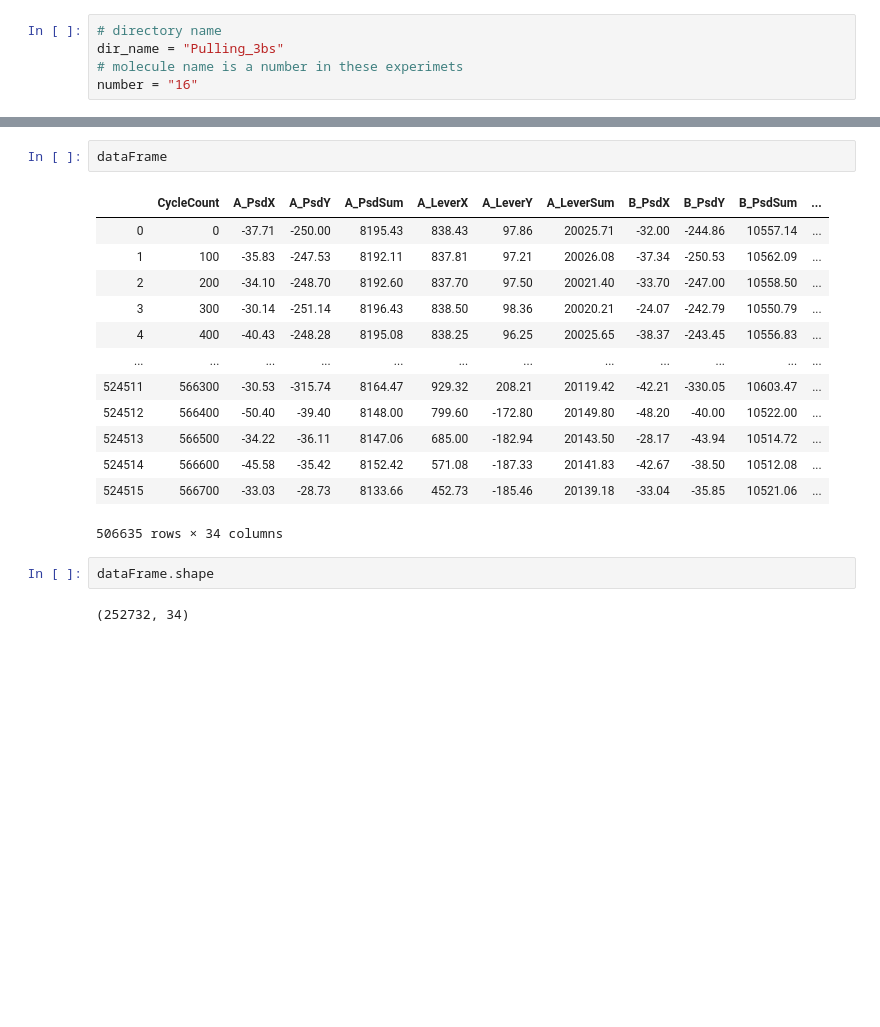
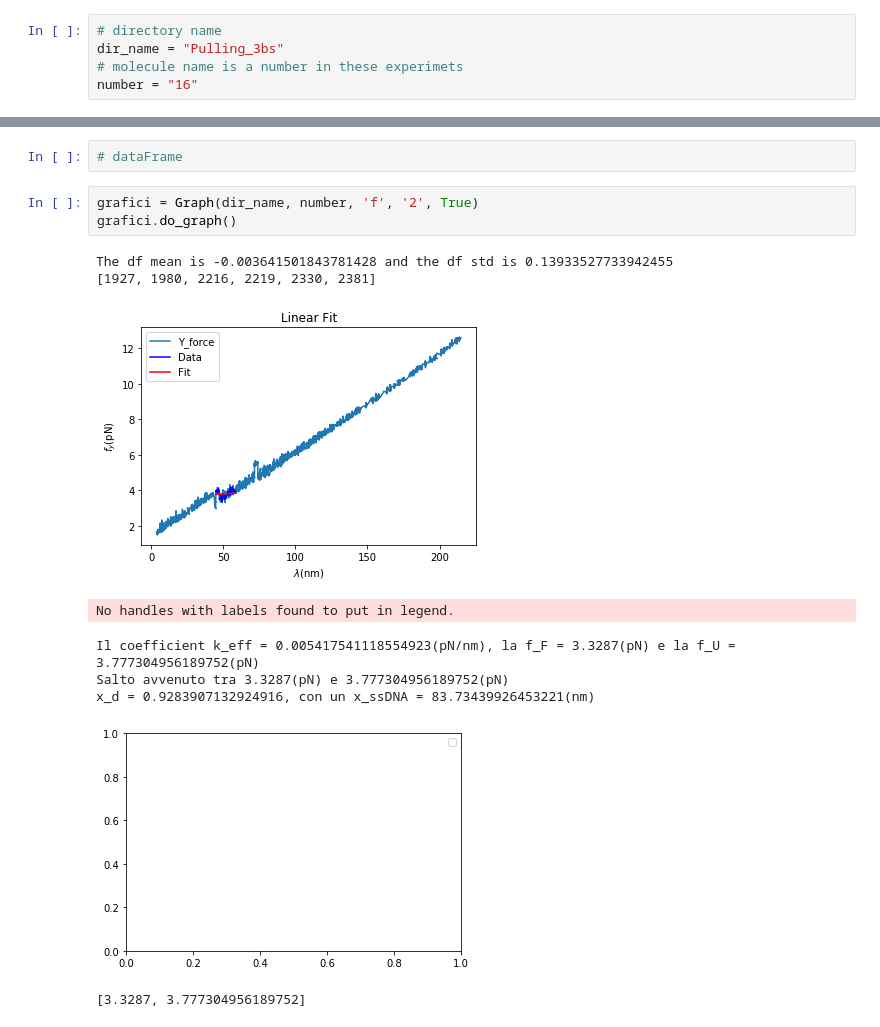
Before and after one commit to RiccardoTancredi/TesiTriennale, a Jupyter notebook: analysis.ipynb, the cells around one changed output, grey strips where cells are left out. Cells and saved outputs as stored; diff of their text form; blank space fills up the shorter version.

```diff
--- a/analysis.ipynb
+++ b/analysis.ipynb
@@ -13,20 +19,15 @@ dataFrame = file.bricolage()
-# %%
-dataFrame
-# %% [output]
-|  | CycleCount | A_PsdX | A_PsdY | A_PsdSum | A_LeverX | A_LeverY | A_LeverSum | B_PsdX | B_PsdY | B_PsdSum | ... |
-| 0 | 0 | -37.71 | -250.00 | 8195.43 | 838.43 | 97.86 | 20025.71 | -32.00 | -244.86 | 10557.14 | ... |
-| 1 | 100 | -35.83 | -247.53 | 8192.11 | 837.81 | 97.21 | 20026.08 | -37.34 | -250.53 | 10562.09 | ... |
-| 2 | 200 | -34.10 | -248.70 | 8192.60 | 837.70 | 97.50 | 20021.40 | -33.70 | -247.00 | 10558.50 | ... |
-| 3 | 300 | -30.14 | -251.14 | 8196.43 | 838.50 | 98.36 | 20020.21 | -24.07 | -242.79 | 10550.79 | ... |
-| 4 | 400 | -40.43 | -248.28 | 8195.08 | 838.25 | 96.25 | 20025.65 | -38.37 | -243.45 | 10556.83 | ... |
-| ... | ... | ... | ... | ... | ... | ... | ... | ... | ... | ... | ... |
-| 524511 | 566300 | -30.53 | -315.74 | 8164.47 | 929.32 | 208.21 | 20119.42 | -42.21 | -330.05 | 10603.47 | ... |
-| 524512 | 566400 | -50.40 | -39.40 | 8148.00 | 799.60 | -172.80 | 20149.80 | -48.20 | -40.00 | 10522.00 | ... |
-| 524513 | 566500 | -34.22 | -36.11 | 8147.06 | 685.00 | -182.94 | 20143.50 | -28.17 | -43.94 | 10514.72 | ... |
-| 524514 | 566600 | -45.58 | -35.42 | 8152.42 | 571.08 | -187.33 | 20141.83 | -42.67 | -38.50 | 10512.08 | ... |
-| 524515 | 566700 | -33.03 | -28.73 | 8133.66 | 452.73 | -185.46 | 20139.18 | -33.04 | -35.85 | 10521.06 | ... |
-506635 rows × 34 columns
-# %%
-dataFrame.shape
-# %% [output]
-(252732, 34)
+# %%
+# dataFrame
+# %%
+grafici = Graph(dir_name, number, 'f', '2', True)
+grafici.do_graph()
+# %% [output]
+The df mean is -0.003641501843781428 and the df std is 0.13933527733942455
+[1927, 1980, 2216, 2219, 2330, 2381]
+[figure, added]
+No handles with labels found to put in legend.
+Il coefficient k_eff = 0.005417541118554923(pN/nm), la f_F = 3.3287(pN) e la f_U = 3.777304956189752(pN)
+Salto avvenuto tra 3.3287(pN) e 3.777304956189752(pN)
+x_d = 0.9283907132924916, con un x_ssDNA = 83.73439926453221(nm)
+[figure, added]
+[3.3287, 3.777304956189752]
```
Also changed, not shown: parts of 5 cells of this notebook, 7 other files.
